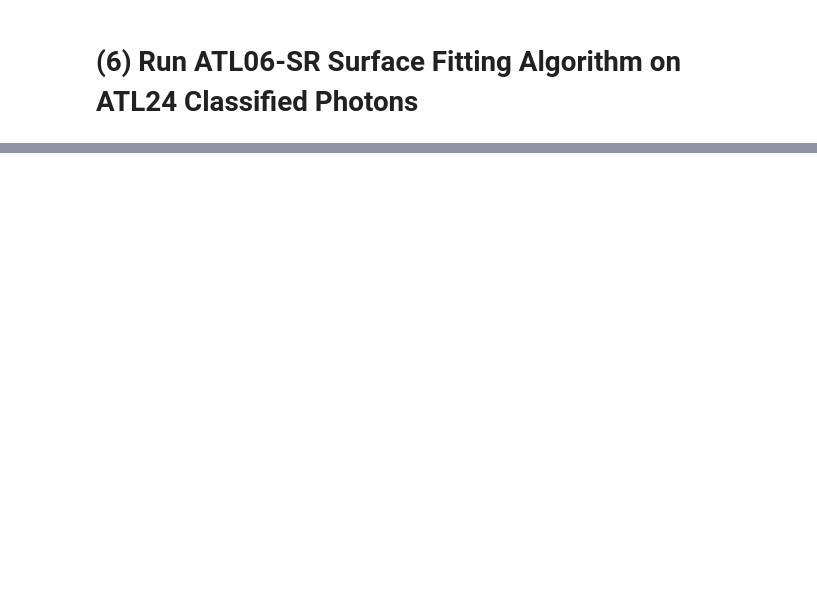
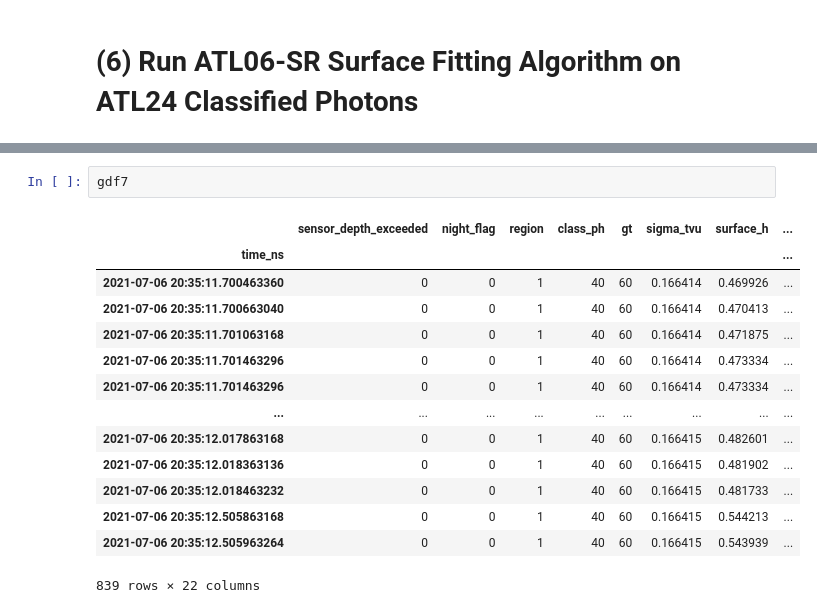
Before and after one commit to SlideRuleEarth/sliderule, a Jupyter notebook: clients/python/examples/atl24_access.ipynb, the cells around one changed output, grey strips where cells are left out. Cells and saved outputs as stored; diff of their text form; blank space fills up the shorter version.

```diff
--- a/clients/python/examples/atl24_access.ipynb
+++ b/clients/python/examples/atl24_access.ipynb
@@ -160,0 +354,17 @@ plot_atl24(gdf2)
+# %%
+gdf7
+# %% [output]
+|  | sensor_depth_exceeded | night_flag | region | class_ph | gt | sigma_tvu | surface_h | ... |
+| time_ns |  |  |  |  |  |  |  | ... |
+| 2021-07-06 20:35:11.700463360 | 0 | 0 | 1 | 40 | 60 | 0.166414 | 0.469926 | ... |
+| 2021-07-06 20:35:11.700663040 | 0 | 0 | 1 | 40 | 60 | 0.166414 | 0.470413 | ... |
+| 2021-07-06 20:35:11.701063168 | 0 | 0 | 1 | 40 | 60 | 0.166414 | 0.471875 | ... |
+| 2021-07-06 20:35:11.701463296 | 0 | 0 | 1 | 40 | 60 | 0.166414 | 0.473334 | ... |
+| 2021-07-06 20:35:11.701463296 | 0 | 0 | 1 | 40 | 60 | 0.166414 | 0.473334 | ... |
+| ... | ... | ... | ... | ... | ... | ... | ... | ... |
+| 2021-07-06 20:35:12.017863168 | 0 | 0 | 1 | 40 | 60 | 0.166415 | 0.482601 | ... |
+| 2021-07-06 20:35:12.018363136 | 0 | 0 | 1 | 40 | 60 | 0.166415 | 0.481902 | ... |
+| 2021-07-06 20:35:12.018463232 | 0 | 0 | 1 | 40 | 60 | 0.166415 | 0.481733 | ... |
+| 2021-07-06 20:35:12.505863168 | 0 | 0 | 1 | 40 | 60 | 0.166415 | 0.544213 | ... |
+| 2021-07-06 20:35:12.505963264 | 0 | 0 | 1 | 40 | 60 | 0.166415 | 0.543939 | ... |
+839 rows × 22 columns
```
Also changed, not shown: parts of 28 cells of this notebook, 3 other files.
